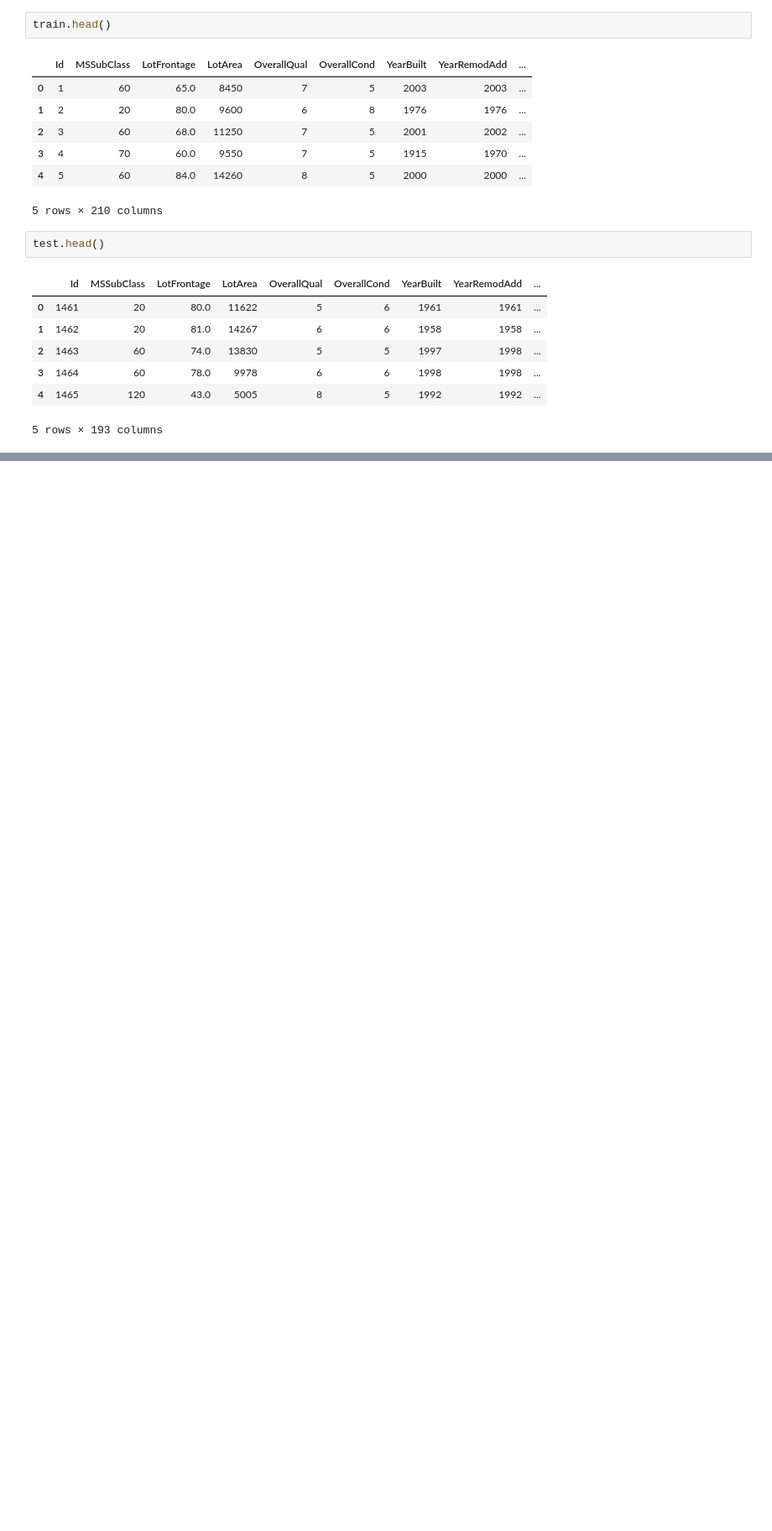
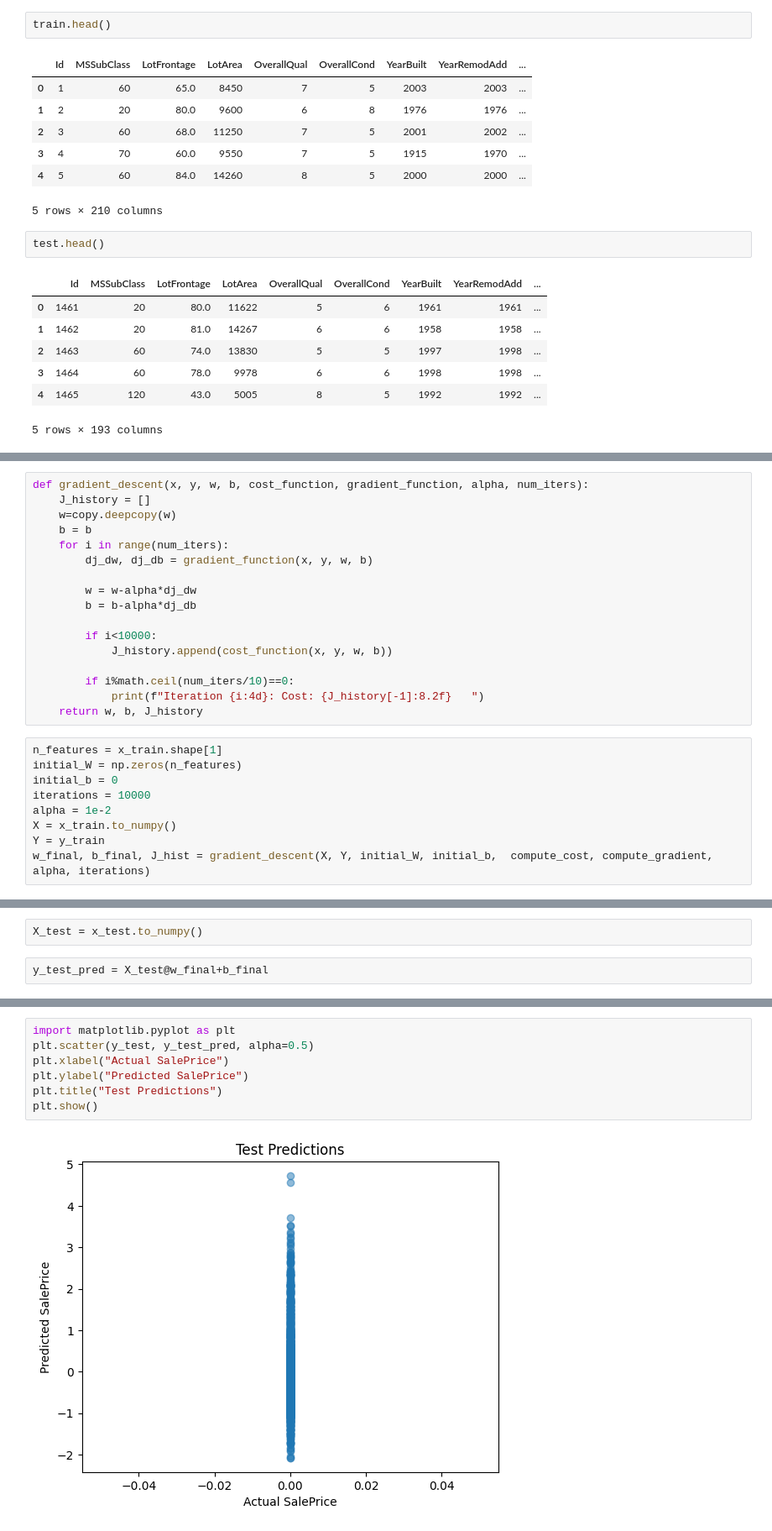
Before and after one commit to AnanyarajS/Machine_Learning_Projects, a Jupyter notebook: Linear_Regression_Model/linear_regression_model.ipynb, the cells around one changed output, grey strips where cells are left out. Shown: that part at 84% size. Drawn from its saved outputs; the diff is of its cells as text; blank space fills up the shorter version.

```diff
--- a/Linear_Regression_Model/linear_regression_model.ipynb
+++ b/Linear_Regression_Model/linear_regression_model.ipynb
@@ -198,0 +253,26 @@ x_test
+# %%
+def gradient_descent(x, y, w, b, cost_function, gradient_function, alpha, num_iters):
+    J_history = []
+    w=copy.deepcopy(w)
+    b = b
+    for i in range(num_iters):
+        dj_dw, dj_db = gradient_function(x, y, w, b)
+
+        w = w-alpha*dj_dw
+        b = b-alpha*dj_db
+
+        if i<10000:
+            J_history.append(cost_function(x, y, w, b))
+
+        if i%math.ceil(num_iters/10)==0:
+            print(f"Iteration {i:4d}: Cost: {J_history[-1]:8.2f}   ")
+    return w, b, J_history
+# %%
+n_features = x_train.shape[1]
+initial_W = np.zeros(n_features)
+initial_b = 0
+iterations = 10000
+alpha = 1e-2
+X = x_train.to_numpy()
+Y = y_train
+w_final, b_final, J_hist = gradient_descent(X, Y, initial_W, initial_b,  compute_cost, compute_gradient, alpha, iterations)
@@ -198,0 +322,4 @@ x_test
+# %%
+X_test = x_test.to_numpy()
+# %%
+y_test_pred = X_test@w_final+b_final
@@ -198,0 +335,9 @@ x_test
+# %%
+import matplotlib.pyplot as plt
+plt.scatter(y_test, y_test_pred, alpha=0.5)
+plt.xlabel("Actual SalePrice")
+plt.ylabel("Predicted SalePrice")
+plt.title("Test Predictions")
+plt.show()
+# %% [output]
+[figure, added]
```
Also changed, not shown: parts of 13 cells of this notebook.
